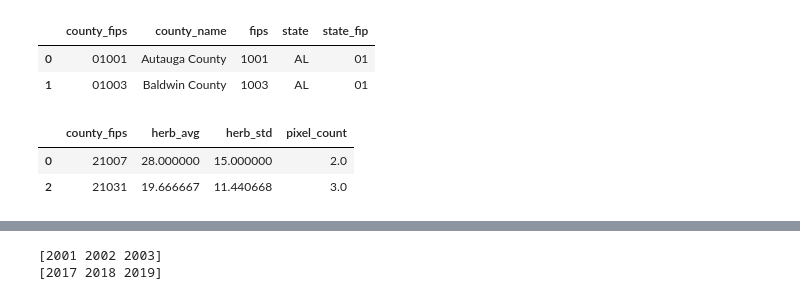
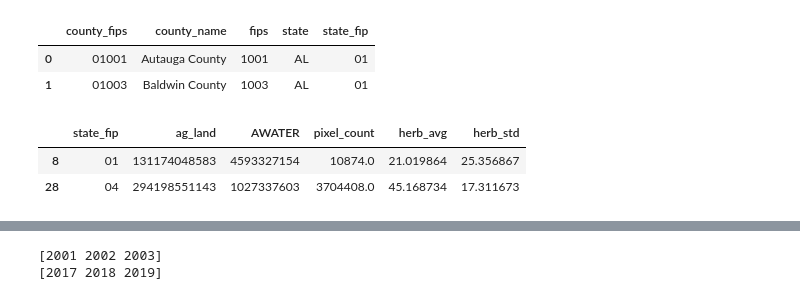
Before and after one commit to HNoorazar/Rangeland, a Jupyter notebook: Python_Codes/model/NPP_annualState_Ra_Model_Deltas_Dec5.ipynb, the cells around one changed output, grey strips where cells are left out. Saved outputs shown, nothing was run; the diff lists cells and outputs as text; code cells hidden in the pictures.

```diff
--- a/Python_Codes/model/NPP_annualState_Ra_Model.ipynb
+++ b/Python_Codes/model/NPP_annualState_Ra_Model_Deltas_Dec5.ipynb
@@ -71,14 +86,15 @@ county_id_name_fips.head(2)
 | 0 | 01001 | Autauga County | 1001 | AL | 01 |
 | 1 | 01003 | Baldwin County | 1003 | AL | 01 |
 # %%
-herbRatio = pd.read_csv(data_dir_base + "Supriya/Nov30_HerbRatio/herbRatio.csv")
+herbRatio = pd.read_csv(data_dir_base + "Supriya/Nov30_HerbRatio/state_herb_ratio.csv")
+herbRatio = rc.correct_state_int_fips_to_str(df=herbRatio, col_="state_fip")
+herbRatio.sort_values(by=["state_fip"], inplace=True)
 herbRatio.dropna(how="any", inplace=True)
-herbRatio = rc.correct_4digitFips(df=herbRatio, col_="county_fips")
 herbRatio.head(2)
 # %% [output]
-|  | county_fips | herb_avg | herb_std | pixel_count |
-| 0 | 21007 | 28.000000 | 15.000000 | 2.0 |
-| 2 | 21031 | 19.666667 | 11.440668 | 3.0 |
+|  | state_fip | ag_land | AWATER | pixel_count | herb_avg | herb_std |
+| 8 | 01 | 131174048583 | 4593327154 | 10874.0 | 21.019864 | 25.356867 |
+| 28 | 04 | 294198551143 | 1027337603 | 3704408.0 | 45.168734 | 17.311673 |
 # %%
 NPP = pd.read_csv(Min_data_base + "statefips_annual_MODIS_NPP.csv")
 NPP.rename(columns={"NPP": "modis_npp",
```
Also changed, not shown: parts of 13 cells of this notebook, 14 other files.
